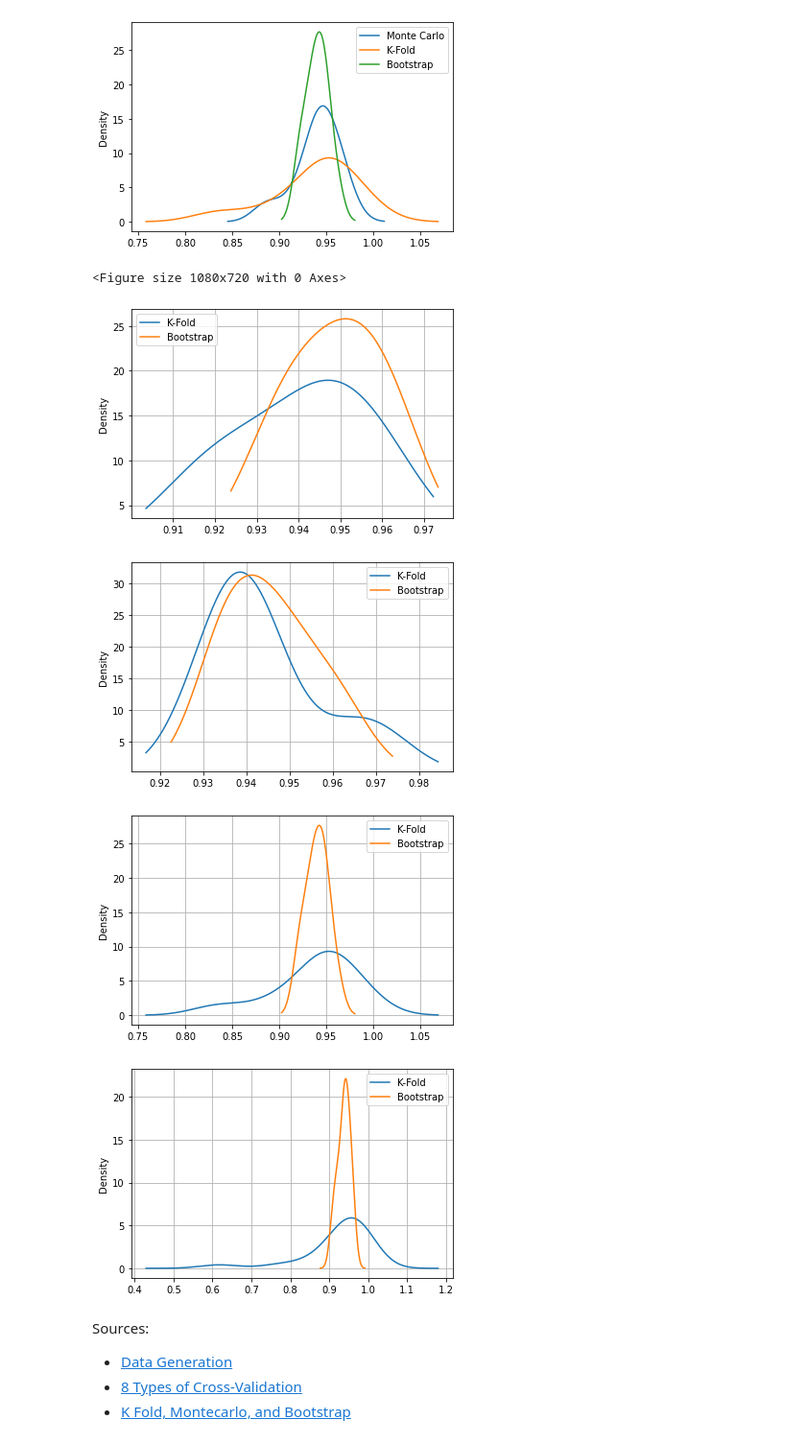
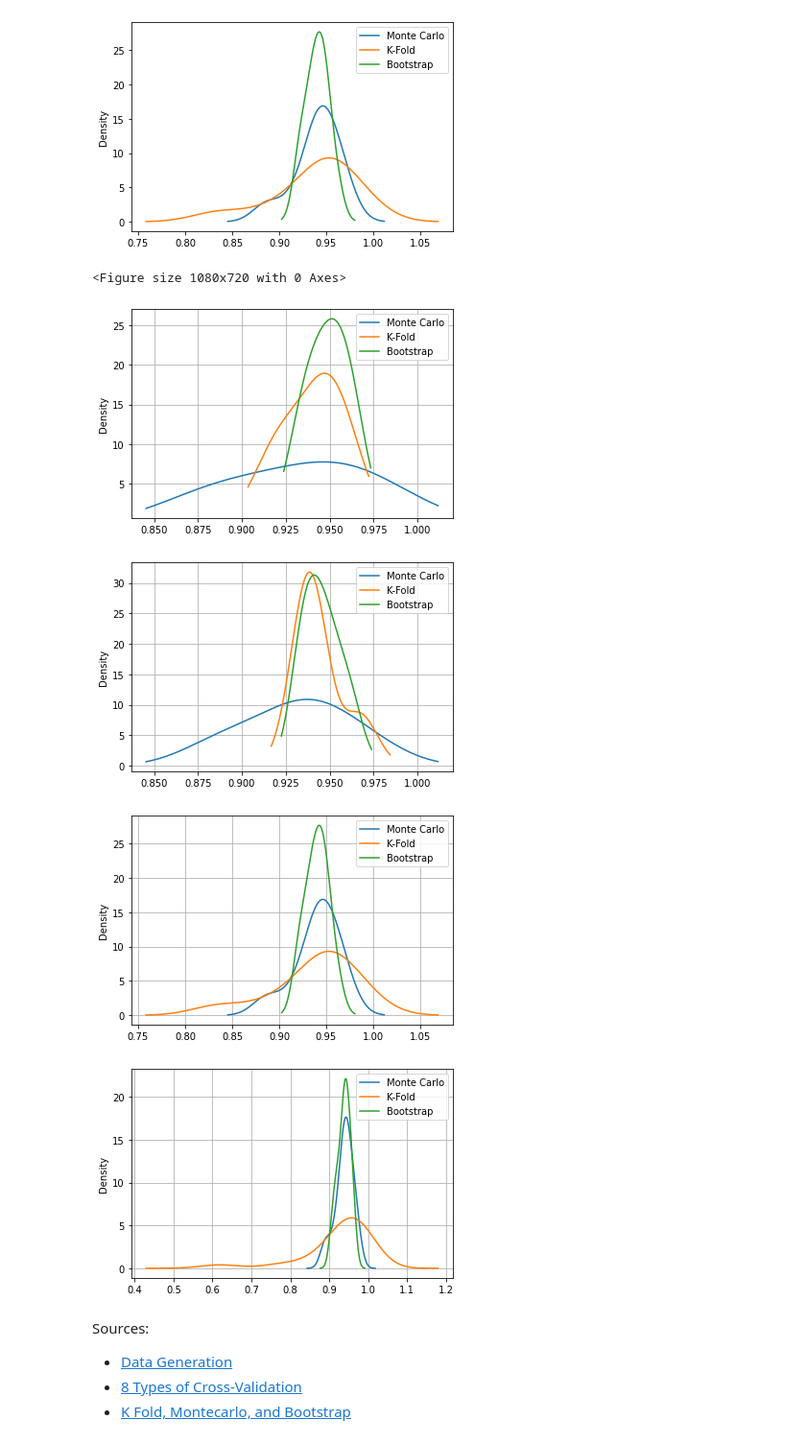
Before and after one commit to polinabee/stats-playground, a Jupyter notebook: stats_project.ipynb, the cells around one changed output. Shown at 96% size. Drawn from its saved outputs; the diff is of its cells as text; code cells hidden in the pictures.

Commit message:
adding multiple split graphs

```diff
--- a/stats_project.ipynb
+++ b/stats_project.ipynb
@@ -165,26 +165,30 @@ ax = df.plot.kde()
 # %%
 plt.figure(figsize=(15,10))
 splits = [3,5,10,20]
 for i in splits:
 
     boot = Bootstrap(n_bootstraps = i, random_state=1)
     boot_scores = get_score_list(boot)
 
     kf = KFold(n_splits=i, shuffle=True, random_state=1)
     kf_scores = get_score_list(kf)
 
+    mc = ShuffleSplit(n_splits=i, test_size = 0.3 ,random_state=1)
+    mc_scores = get_score_list(mc)
+
     df = pd.DataFrame({
+        'Monte Carlo': mc_scores,
         'K-Fold': kf_scores,
         'Bootstrap': boot_scores
     })
     ax = df.plot.kde()
     plt.grid(True)
 # %% [output]
 <Figure size 1080x720 with 0 Axes>
-[figure, old version]
+[figure, new version]
-[figure, old version]
+[figure, new version]
-[figure, old version]
+[figure, new version]
-[figure, old version]
+[figure, new version]
 # %% [markdown]
 Sources:
 - [Data Generation](https://github.com/tirthajyoti/Machine-Learning-with-Python/blob/master/Synthetic_data_generation/Synthetic-Data-Generation.ipynb)
```
